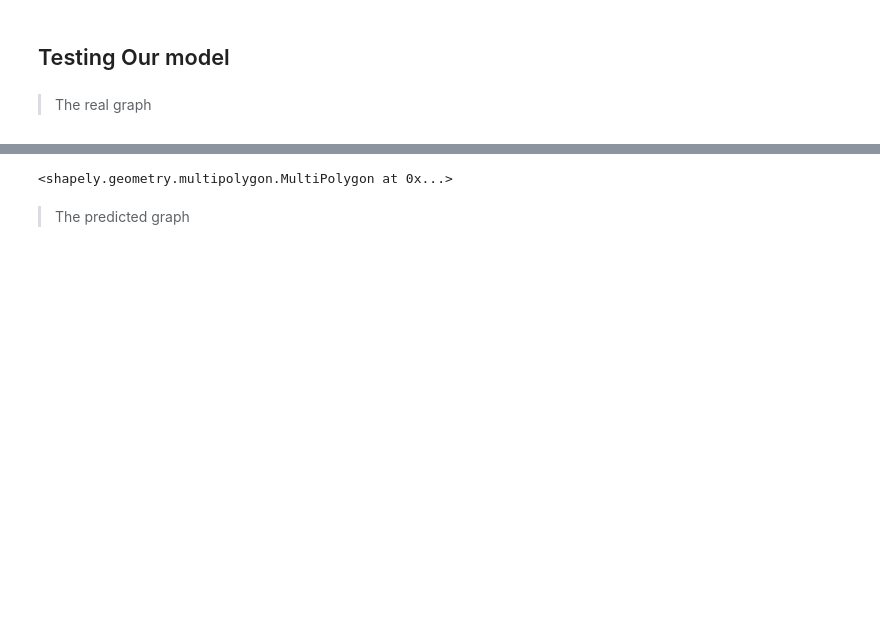
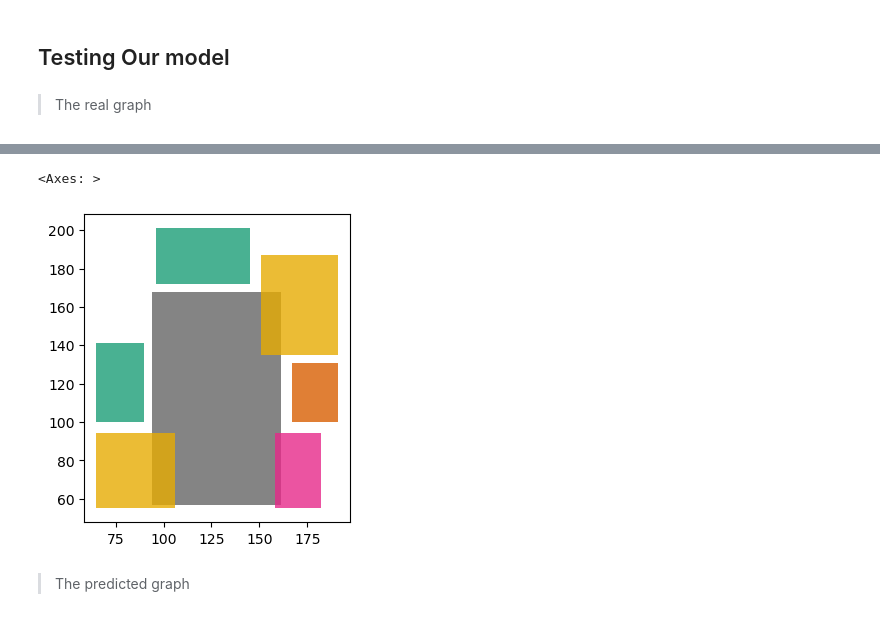
Before and after one commit to mo7amed7assan1911/Floor_Plan_Generation_using_GNNs, a Jupyter notebook: Regressions/squares_w_h/Testing_The_model.ipynb, the cells around one changed output, grey strips where cells are left out. Drawn from its saved outputs; the diff is of its cells as text; code cells hidden in the pictures; blank space fills up the shorter version.

Commit message:
Editing the class to return GeoSeriese MultiPolygons that can be used for plotting

```diff
--- a/Regressions/squares_w_h/Testing_The_model.ipynb
+++ b/Regressions/squares_w_h/Testing_The_model.ipynb
@@ -389,11 +419,16 @@ class FloorPlan_multipolygon():
 # %% [markdown]
 >
 # %%
-Graph_index = 7000
-f = FloorPlan_multipolygon(Graphs[Graph_index], prediction=None)
-f.get_multipoly()
+Graph_index = -2
+f = FloorPlan_multipolygon(Graphs_pyTorch[Graph_index], prediction=None)
+polys = f.get_multipoly()
+
+# Plot the floor plan
+# print(polys)
+polys.plot(cmap='Dark2_r', figsize=(4, 4), alpha=0.8)
 # %% [output]
-<shapely.geometry.multipolygon.MultiPolygon at 0x...>
+<Axes: >
+[figure, added]
 # %% [markdown]
 > The predicted graph
 # %%
```
Also changed, not shown: parts of 10 cells of this notebook.
